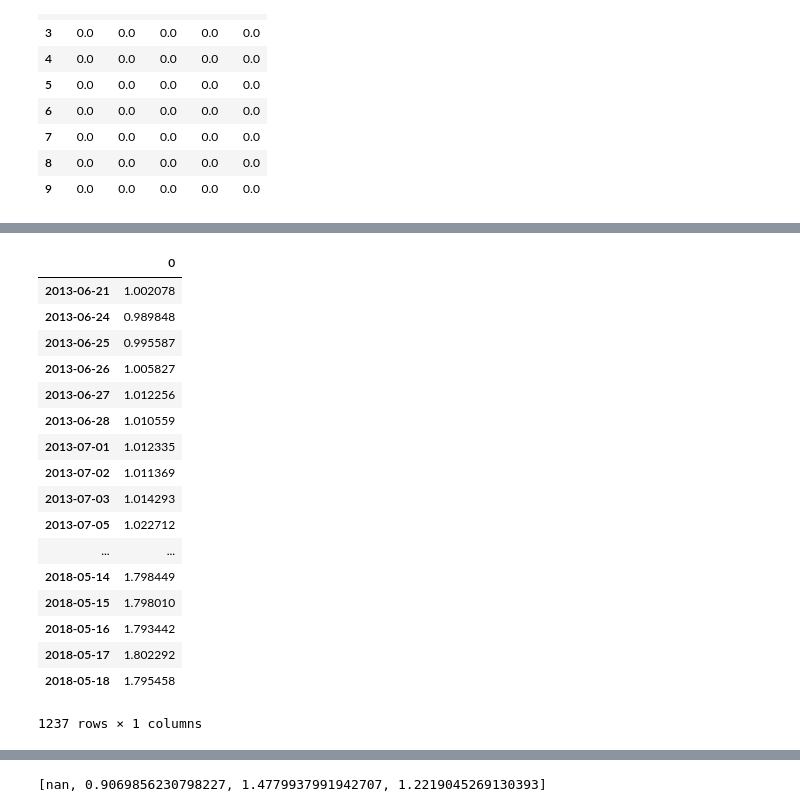
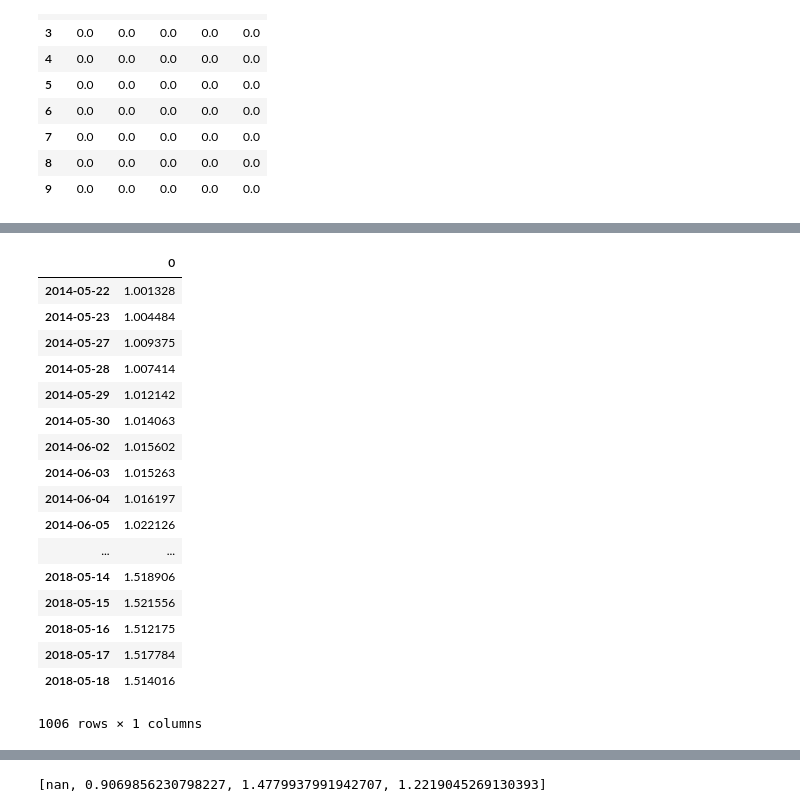
Before and after one commit to Boukos/PSTAT_234_Final_Project, a Jupyter notebook: PortfolioClass.ipynb, the cells around one changed output, grey strips where cells are left out. Saved outputs shown, nothing was run; the diff lists cells and outputs as text; code cells hidden in the pictures.

```diff
--- a/PortfolioClass.ipynb
+++ b/PortfolioClass.ipynb
@@ -101,6 +101,10 @@ pr_all
 # //                  别人笑我忒疯癫，我笑自己命太贱；
 # //                  不见满街漂亮妹，哪个归得程序员？
 
+import warnings
+warnings.filterwarnings("ignore")
+
+
 # by applying Ledoit_wolf_cv the n_fold and shrinkage_num must be specified
 class portfolio_optimization():
     """This is a portfolio optimization class aiming to the Realized Return,
@@ -108,7 +112,7 @@ class portfolio_optimization():
 
     Input, stock data address, selected companies name, days of period
     Using lediot_wolf, must specify n_fold and shrinkage_num
-    Using graphical_lasso, must specify n_fold and
+    Using graphical_lasso, must specify n_fold and alpha_num
 
     """
     def __init__(self,
@@ -220,16 +224,21 @@ class portfolio_optimization():
         pr_all.index = alpha
         for l in alpha:
             #split into n-fold
-            print(l)
             kf = KFold(n_splits = n_fold)
             #initialize the predictive risk
             ii = -1
             for train, test in kf.split(datac):
                 ii = ii + 1
                 x_train = datac.iloc[train]
+
+#                 #####################################
+#                 if l==0.05:
+#                     print (x_train.iloc[5,10])
+#                 ######################################
                 x_test = datac.iloc[test]
                 ##next get the Graph Lasso covariance matrix using the shriankgage
                 model = GraphLasso(l)
+                #print(x_train.shape)
                 model.fit(x_train)
                 omega = model.precision_
                 ##calculate the predictive risk
@@ -262,9 +271,9 @@ class portfolio_optimization():
                     return np.matmul(args[0],mat_mults(*args[1:]))
         ########
 
+        logret = np.log(stock_data_partition).diff()
 
         if (self.covariance_method == 'sample'):
-            logret = np.log(stock_data_partition).diff()
             mu = logret[1:].mean()
             sigma = logret.cov()
             s, _ = sigma.shape
@@ -277,7 +286,7 @@ class portfolio_optimization():
 
 
         if (self.covariance_method == 'ledoit_wolf'):
-            sigma =  self.Ledoit_wolf_cv(stock_data_partition,self.n_fold,self.shrinkage_num)
+            sigma =  self.Ledoit_wolf_cv(logret[1:],self.n_fold,self.shrinkage_num)
             ##Next let us calculate the weights
             one_vec = np.asmatrix(np.ones(len(self.selected_companies_names)))
             ##Based on the optimal solution formula
@@ -289,7 +298,7 @@ class portfolio_optimization():
             return weight
 
         if (self.covariance_method == 'graphical_lasso'):
-            sigma_inv, best_beta =  self.graphlasso_cv(stock_data_partition,self.alpha_num,self.n_fold)
+            sigma_inv, best_beta =  self.graphlasso_cv(logret[1:],self.alpha_num,self.n_fold)
             ##Next let us calculate the weights
             one_vec = np.asmatrix(np.ones(len(self.selected_companies_names)))
             ##Based on the optimal solution formula
@@ -305,8 +314,15 @@ class portfolio_optimization():
     def Optimization_At_Each_Period(self):
         w=[]
         for current_period_num in range(int(np.floor( (len(self.stock_data)/self.days_of_period) ))):
+            if current_period_num==0:
+                stock_data_partition = self.stock_data[current_period_num*self.days_of_period:(current_period_num+1)*self.days_of_period].copy()
+            else:
+                stock_data_partition = self.stock_data[(current_period_num*self.days_of_period-1):(current_period_num+1)*self.days_of_period].copy()
 
-            stock_data_partition = self.stock_data[current_period_num*self.days_of_period:(current_period_num+1)*self.days_of_period].copy()
+
+
+
+
             w.append(self.optimal_solution(stock_data_partition))
         return np.column_stack(w)
 
@@ -320,6 +336,9 @@ class portfolio_optimization():
             tmp = np.log(np.array(after)/np.array(before))
             tmp = pd.DataFrame(tmp,columns = after.columns)
             re.append(tmp)
+
+
+
 
         if len(self.stock_data)/self.days_of_period-int(len(self.stock_data)/self.days_of_period)==0:
             return re
@@ -418,25 +614,25 @@ class portfolio_optimization():
 # %%
 ticket = ['MMM','AXP','AAPL','BA','CAT','CVX','CSCO','KO','DIS','D','XOM','GE','GS','HD','IBM','INTC','JNJ','JPM','MCD','MRK','MSFT','NKE','PFE','PG','TRV','UTX','UNH','VZ','V','WMT']
 
-po=portfolio_optimization("./closing_price_5yr.pkl",ticket, 21,'2014-05-21',covariance_method='ledoit_wolf',n_fold=5,shrinkage_num=100)
+po2=portfolio_optimization("./closing_price_5yr.pkl",ticket, 252,'2014-05-21',covariance_method='ledoit_wolf',shrinkage_num=10,n_fold=5)
 # %%
-po.Port_Wealth()
+po2.Port_Wealth()
 # %% [output]
 |  | 0 |
-| 2013-06-21 | 1.002078 |
-| 2013-06-24 | 0.989848 |
-| 2013-06-25 | 0.995587 |
-| 2013-06-26 | 1.005827 |
-| 2013-06-27 | 1.012256 |
-| 2013-06-28 | 1.010559 |
-| 2013-07-01 | 1.012335 |
-| 2013-07-02 | 1.011369 |
-| 2013-07-03 | 1.014293 |
-| 2013-07-05 | 1.022712 |
+| 2014-05-22 | 1.001328 |
+| 2014-05-23 | 1.004484 |
+| 2014-05-27 | 1.009375 |
+| 2014-05-28 | 1.007414 |
+| 2014-05-29 | 1.012142 |
+| 2014-05-30 | 1.014063 |
+| 2014-06-02 | 1.015602 |
+| 2014-06-03 | 1.015263 |
+| 2014-06-04 | 1.016197 |
+| 2014-06-05 | 1.022126 |
 | ... | ... |
-| 2018-05-14 | 1.798449 |
-| 2018-05-15 | 1.798010 |
-| 2018-05-16 | 1.793442 |
-| 2018-05-17 | 1.802292 |
-| 2018-05-18 | 1.795458 |
+| 2018-05-14 | 1.518906 |
+| 2018-05-15 | 1.521556 |
+| 2018-05-16 | 1.512175 |
+| 2018-05-17 | 1.517784 |
+| 2018-05-18 | 1.514016 |
-1237 rows × 1 columns
+1006 rows × 1 columns
```
Also changed, not shown: parts of 10 cells of this notebook.
